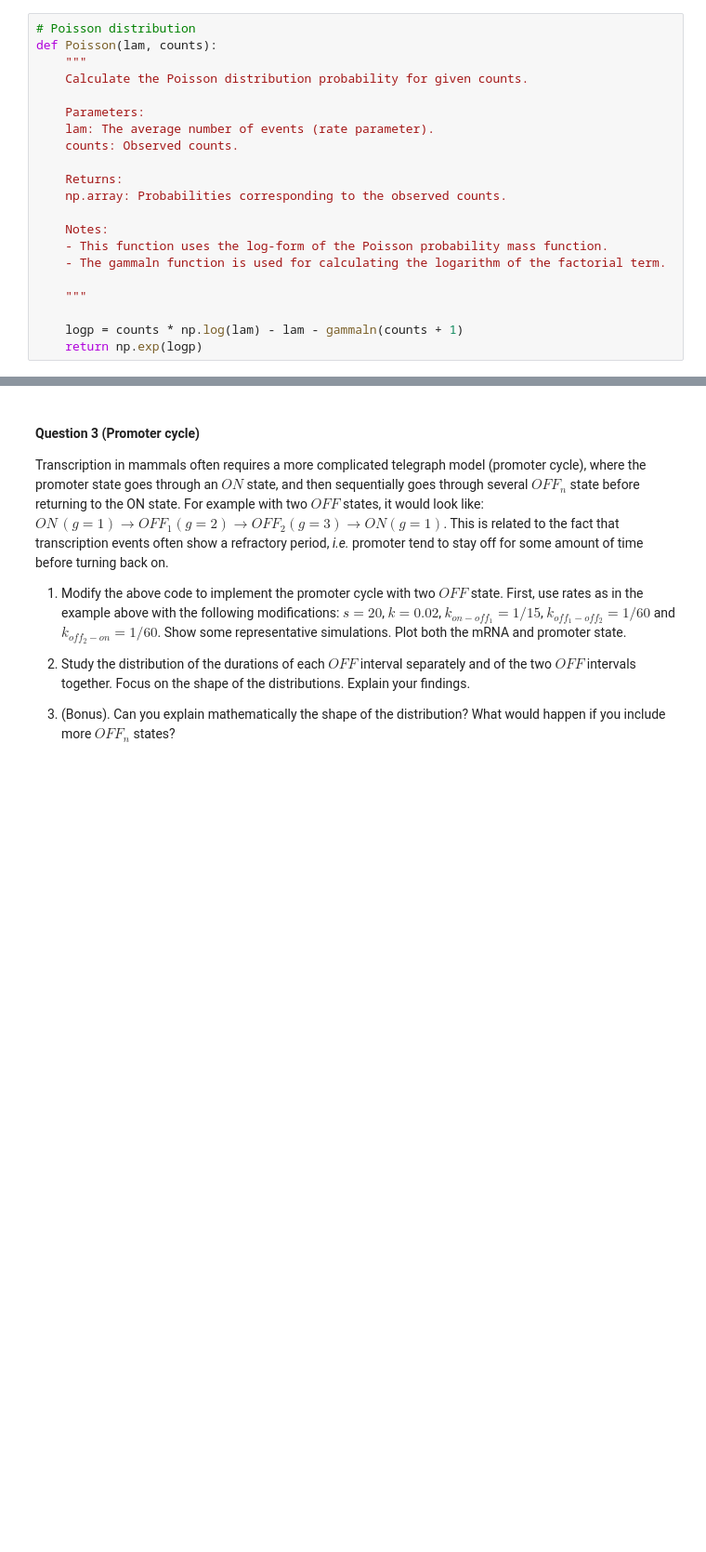
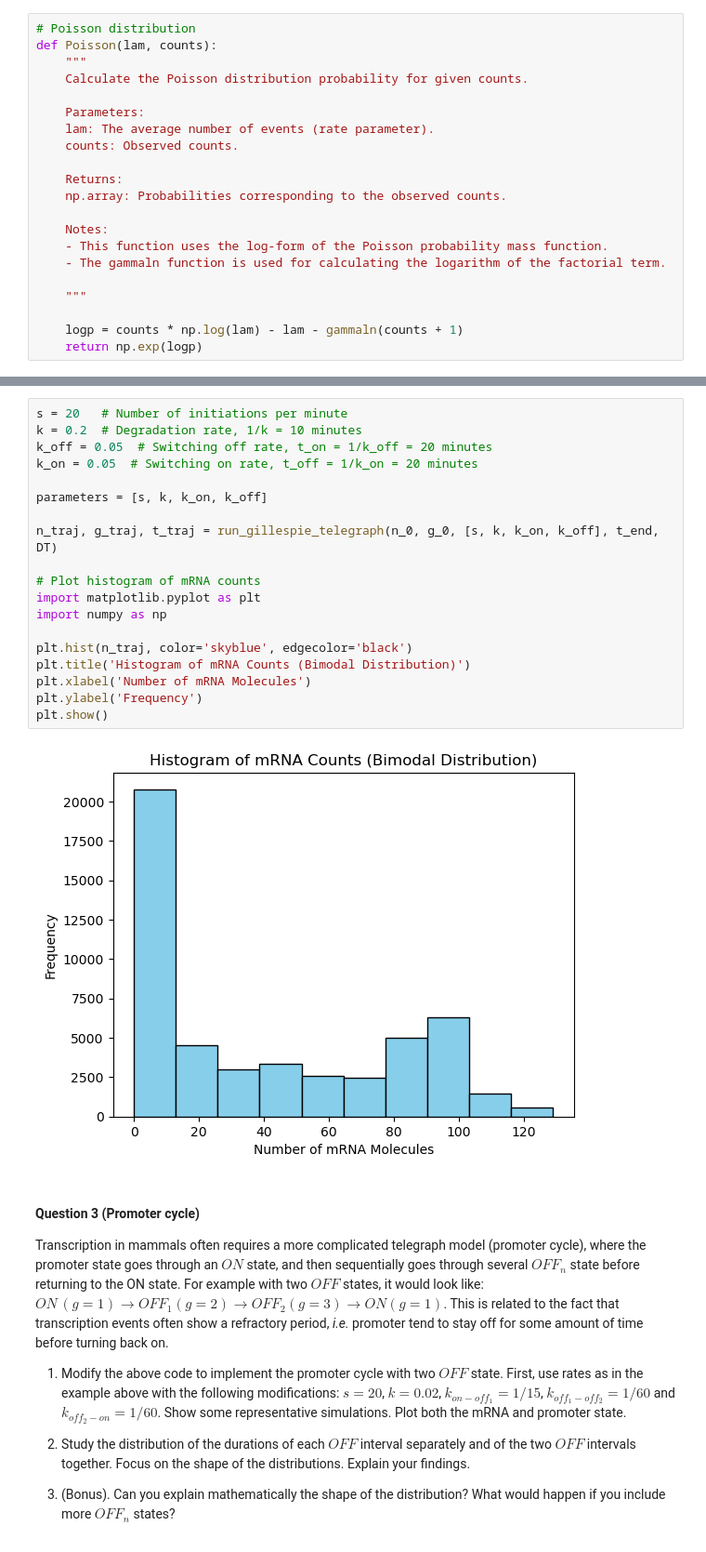
Before and after one commit to GregoirePachebat/group_18, a Jupyter notebook: Week11/Exercise_Week11_12_A_Exercises.ipynb, the cells around one changed output, grey strips where cells are left out. Shown at 93% size. Saved outputs shown, nothing was run; the diff lists cells and outputs as text; blank space fills up the shorter version.

```diff
--- a/Week11/Exercise_Week11_12_A_Exercises.ipynb
+++ b/Week11/Exercise_Week11_12_A_Exercises.ipynb
@@ -211,3 +335,24 @@ parameters = [s, k, k_on, k_off]
+# %%
+s = 20   # Number of initiations per minute
+k = 0.2  # Degradation rate, 1/k = 10 minutes
+k_off = 0.05  # Switching off rate, t_on = 1/k_off = 20 minutes
+k_on = 0.05  # Switching on rate, t_off = 1/k_on = 20 minutes
+
+parameters = [s, k, k_on, k_off]
+
+n_traj, g_traj, t_traj = run_gillespie_telegraph(n_0, g_0, [s, k, k_on, k_off], t_end, DT)
+
+# Plot histogram of mRNA counts
+import matplotlib.pyplot as plt
+import numpy as np
+
+plt.hist(n_traj, color='skyblue', edgecolor='black')
+plt.title('Histogram of mRNA Counts (Bimodal Distribution)')
+plt.xlabel('Number of mRNA Molecules')
+plt.ylabel('Frequency')
+plt.show()
+# %% [output]
+[figure, added]
 # %% [markdown]
 #### Question 3 (Promoter cycle)
 Transcription in mammals often requires a more complicated telegraph model (promoter cycle), where the promoter state goes through an $ON$ state, and then sequentially goes through several $OFF_n$ state before returning to the ON state. For example with two $OFF$ states, it would look like: $ON\,(g=1)\longrightarrow OFF_1 (g=2) \longrightarrow OFF_2 (g=3) \longrightarrow ON (g=1)$. This is related to the fact that transcription events often show a refractory period, *i.e.* promoter tend to stay off for some amount of time before turning back on.
```
Also changed, not shown: parts of 11 cells of this notebook.
